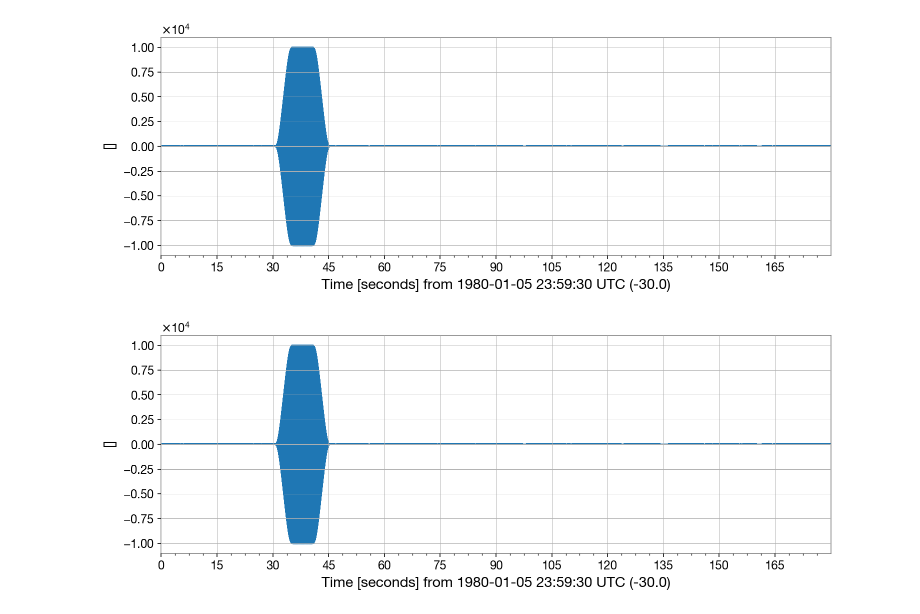
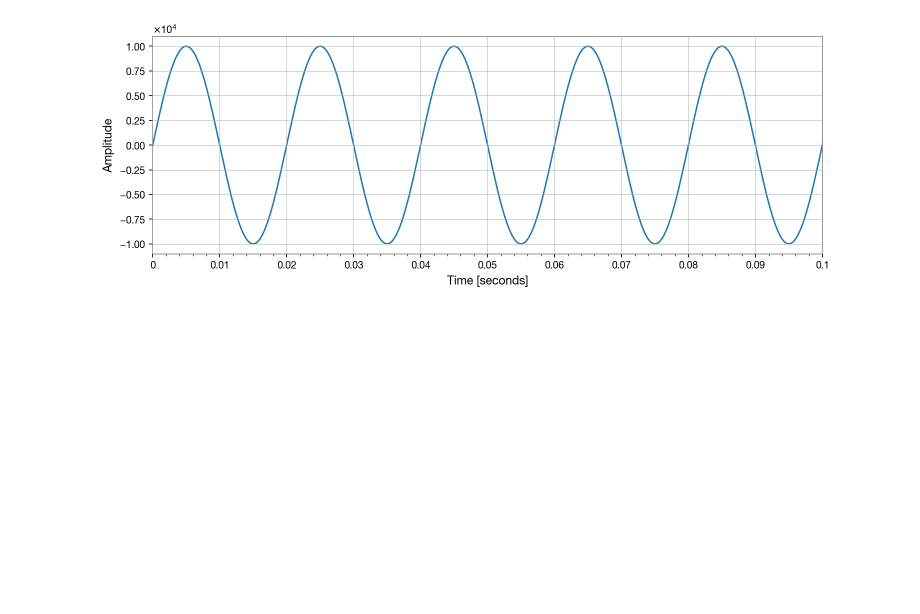
Before and after one commit to jkanner/aapt, a Jupyter notebook: web/notebooks/plots-for-web.ipynb, the cells around one changed output. Drawn from its saved outputs; the diff is of its cells as text; code cells hidden in the pictures; blank space fills up the shorter version.

```diff
--- a/web/notebooks/plots-for-web.ipynb
+++ b/web/notebooks/plots-for-web.ipynb
@@ -6,21 +6,23 @@ from gwpy.timeseries import TimeSeries
 # %%
 x = np.arange(0,16,1.0/4096)
 
 freq = 50
 
 y = 10000*np.sin(2*np.pi*freq*x)
 hightone = TimeSeries(y, sample_rate=4096).taper(duration=6)
 #plt.plot(x,hightone, c='blue')
 hightone.plot()
+plt.xlim(6,6.1)
+plt.xlabel('Time [seconds]')
+plt.ylabel('Amplitude')
 
 noise = TimeSeries(np.random.normal(scale=1, size=180*4096), sample_rate=4096).taper()
 noise.t0 = -30
 
 data = noise.inject(hightone)
-data.plot()
+#data.plot()
 # %% [output]
-[figure, old version]
+[figure, new version]
-[figure, removed]
 # %%
 t0=2
 dt = 8  #-- Set width of q-transform plot, in seconds
```
Also changed, not shown: parts of 10 cells of this notebook, 5 other files.
